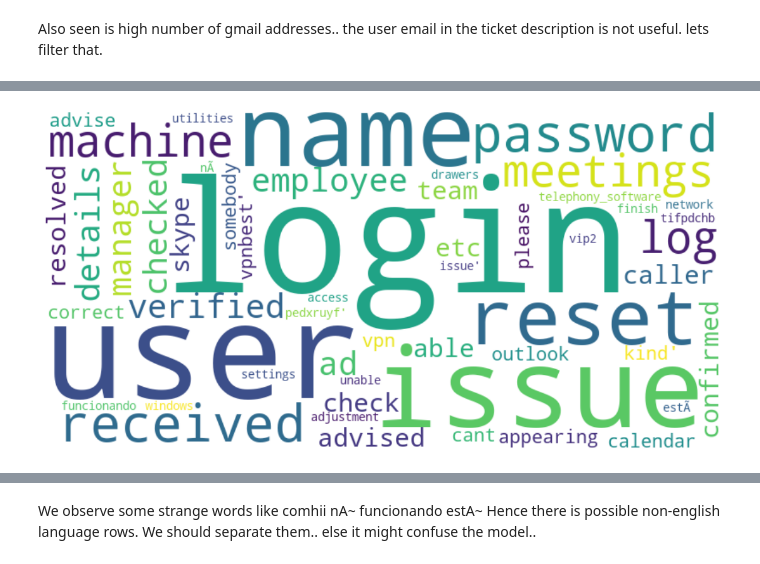
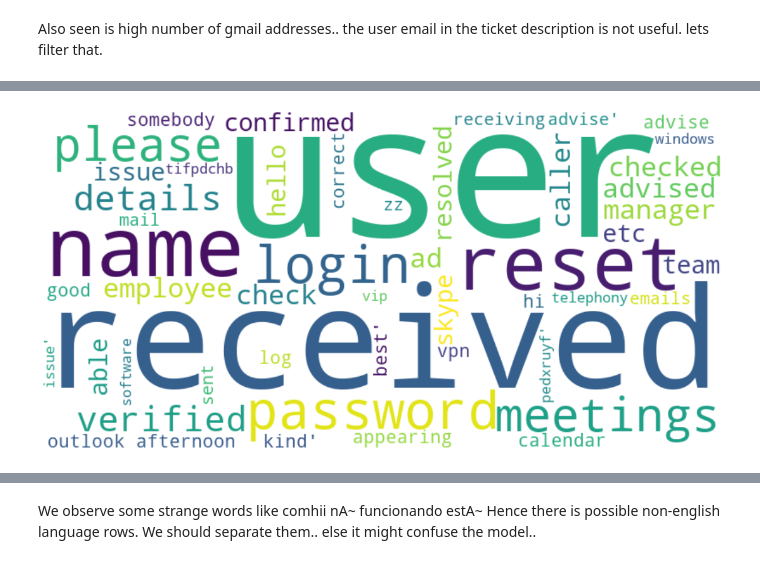
Before and after one commit to glaiml/capstone, a Jupyter notebook: capstone-vgk.ipynb, the cells around one changed output, grey strips where cells are left out. Saved outputs shown, nothing was run; the diff lists cells and outputs as text; code cells hidden in the pictures.

```diff
--- a/capstone-vgk.ipynb
+++ b/capstone-vgk.ipynb
@@ -336,0 +449,3 @@ ticket_df_filtered.head(10)
+# %%
+ticket_df_combined_filtered = ticket_df_combined[ticket_df_combined['Assignment group'].isin(valid_grp_list)]
+ticket_df_combined_filtered.head(10)
@@ -358,6 +487,7 @@ We have reduced from 8500 to 8274
 Also seen is high number of gmail addresses.. the user email in the ticket description is not useful. lets filter that.
 # %%
 ticket_df_filtered['Description'] = ticket_df_filtered['Description'].replace('\S*@\S*\s?', ' ', regex=True)
+ticket_df_combined_filtered['Description'] = ticket_df_combined_filtered['Description'].replace('\S*@\S*\s?', ' ', regex=True)
 ticket_df_filtered.head(10)
 # %% [output]
 A value is trying to be set on a copy of a slice from a DataFrame.
@@ -378,0 +513,16 @@ See the caveats in the documentation: http://pandas.pydata.org/pandas-docs/stabl
+# %%
+#Getting rid of numbers & special characters etc
+
+spec_chars = ["!",'"',"#","%","&","'","(",")",
+              "*","+",",","-",".","/",":",";","<",
+              "=",">","?","@","[","\\","]","^","_",
+              "`","{","|","}","~","–"]
+for char in spec_chars:
+    ticket_df_filtered['Description'] = ticket_df_filtered['Description'].str.replace(char, ' ')
+    ticket_df_filtered['Short description'] = ticket_df_filtered['Short description'].str.replace(char, ' ')
+    ticket_df_combined_filtered['Description'] = ticket_df_combined_filtered['Description'].str.replace(char, ' ')
+
+
+ticket_df_filtered['Description'] = ticket_df_filtered['Description'].replace('\d+', '', regex=True)
+ticket_df_filtered['Short description'] = ticket_df_filtered['Short description'].replace('\d+', '', regex=True)
+ticket_df_combined_filtered['Description'] = ticket_df_combined_filtered['Description'].replace('\d+', '', regex=True)
@@ -379,4 +547,4 @@ See the caveats in the documentation: http://pandas.pydata.org/pandas-docs/stabl
 # %%
 #lets remove special characters and keep it plain text
-ticket_df_filtered['Description'] = ticket_df_filtered['Description'].replace('[^\w\s]',' ',regex=True)
+ticket_df_filtered.head(10)
 # %% [output]
@@ -387,14 +562,13 @@ See the caveats in the documentation: http://pandas.pydata.org/pandas-docs/stabl
 # %%
 from wordcloud import WordCloud, STOPWORDS, ImageColorGenerator
 #word cloud for overall data
-text_blob = ticket_df_filtered['Description'].values
 stopwords = STOPWORDS
 
-wordcloud = WordCloud(stopwords = stopwords, max_words=500, background_color="white",width=800, height=400).generate(str(text_blob))
+wordcloud = WordCloud(stopwords = stopwords, max_words=500, background_color="white",width=800, height=400).generate(str(ticket_df_filtered['Description'].values))
 
 plt.figure( figsize=(20,10) )
 plt.imshow(wordcloud,interpolation='bilinear')
 plt.axis("off")
 plt.show()
 # %% [output]
-[figure, old version]
+[figure, new version]
```
Also changed, not shown: parts of 40 cells of this notebook, 2 other files.
